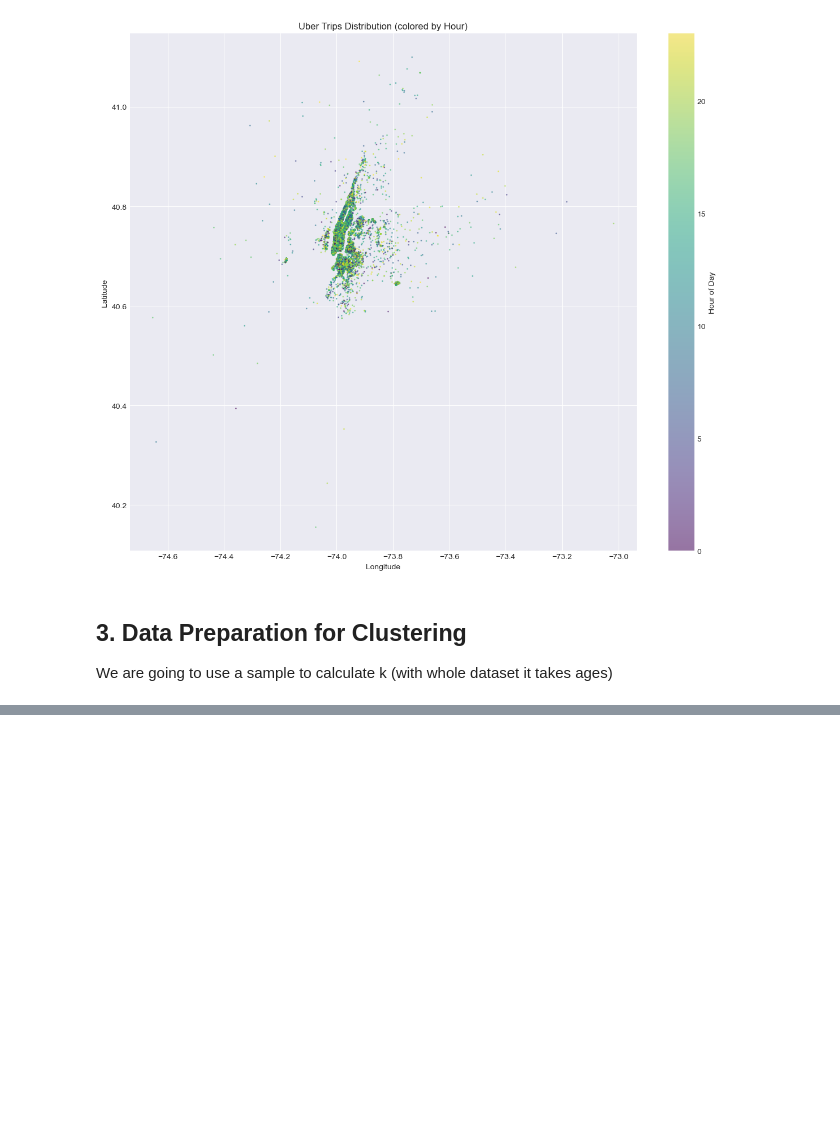
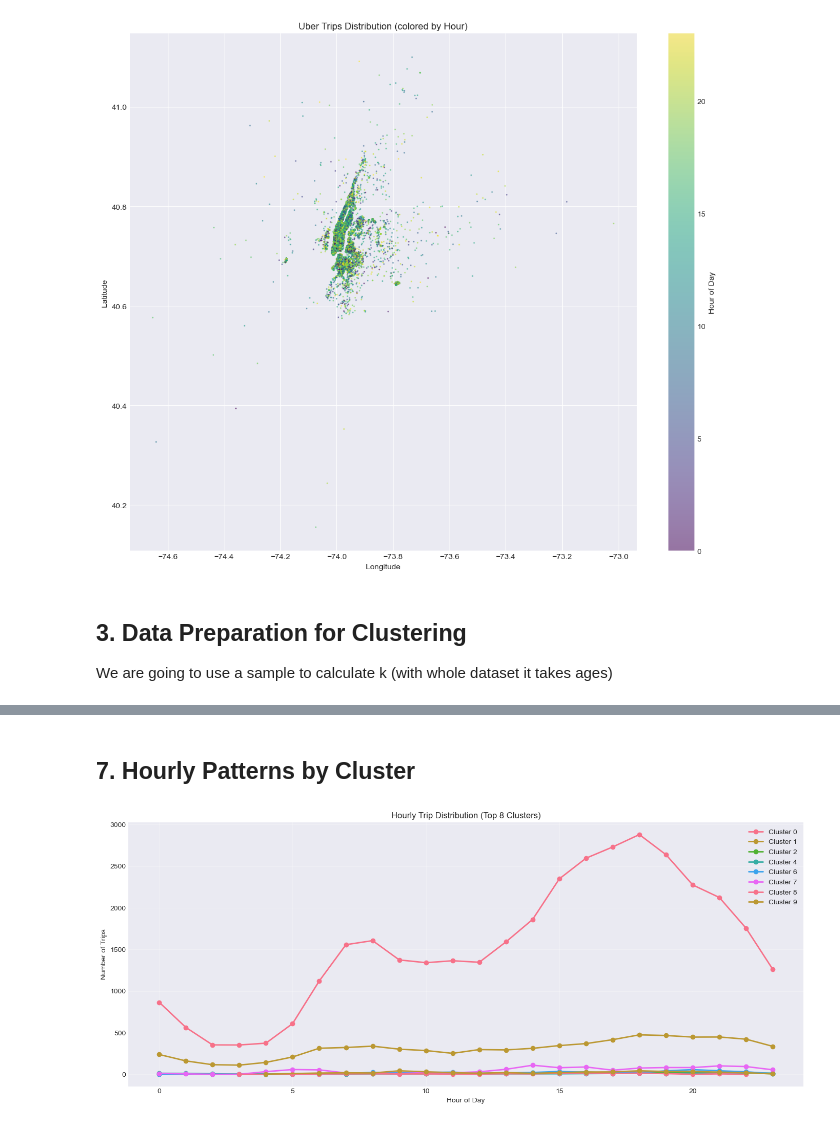
Before and after one commit to semeniuk4/unsupervised-learning-uber-data, a Jupyter notebook: task.ipynb, the cells around one changed output, grey strips where cells are left out. Saved outputs shown, nothing was run; the diff lists cells and outputs as text; code cells hidden in the pictures; blank space fills up the shorter version.

```diff
--- a/task.ipynb
+++ b/task.ipynb
@@ -402,0 +270,22 @@ plt.show()
+# %%
+dbscan = DBSCAN(eps=best_eps, min_samples=best_min_samples)
+df_sample['DBSCAN_Cluster'] = dbscan.fit_predict(X_scaled)
+
+mask = df_sample['DBSCAN_Cluster'] != -1
+n_clusters_dbscan = len(set(df_sample['DBSCAN_Cluster'])) - (1 if -1 in df_sample['DBSCAN_Cluster'].values else 0)
+n_noise = (df_sample['DBSCAN_Cluster'] == -1).sum()
+
+if mask.sum() > 0 and n_clusters_dbscan > 1:
+    dbscan_silhouette = silhouette_score(X_scaled[mask], df_sample.loc[mask, 'DBSCAN_Cluster'])
+    dbscan_ch = calinski_harabasz_score(X_scaled[mask], df_sample.loc[mask, 'DBSCAN_Cluster'])
+
+else:
+    dbscan_silhouette = 0
+    dbscan_ch = 0
+    dbscan_db = float('inf')
+
+print(f"\nDBSCAN Results:")
+print(f"Clusters: {n_clusters_dbscan}")
+print(f"Noise: {n_noise} ({n_noise/len(df_sample)*100:.1f}%)")
+print(f"Silhouette: {dbscan_silhouette:.4f}")
+print(f"Calinski-Harabasz: {dbscan_ch:.2f}")
@@ -402,0 +383,22 @@ plt.show()
+# %% [markdown]
+## 7. Hourly Patterns by Cluster
+# %%
+df_analysis = df_sample[df_sample['DBSCAN_Cluster'] != -1].copy()
+
+hourly_clusters = df_analysis.groupby(['DBSCAN_Cluster', 'Hour']).size().reset_index(name='Count')
+
+fig, ax = plt.subplots(figsize=(14, 6))
+top_clusters = df_analysis['DBSCAN_Cluster'].value_counts().head(8).index
+for cluster in sorted(top_clusters):
+    cluster_data = hourly_clusters[hourly_clusters['DBSCAN_Cluster'] == cluster]
+    ax.plot(cluster_data['Hour'], cluster_data['Count'], marker='o', label=f'Cluster {cluster}', linewidth=2)
+
+ax.set_xlabel('Hour of Day')
+ax.set_ylabel('Number of Trips')
+ax.set_title('Hourly Trip Distribution (Top 8 Clusters)')
+ax.legend()
+ax.grid(True, alpha=0.3)
+plt.tight_layout()
+plt.show()
+# %% [output]
+[figure, added]
```
Also changed, not shown: parts of 42 cells of this notebook, 2 other files.
